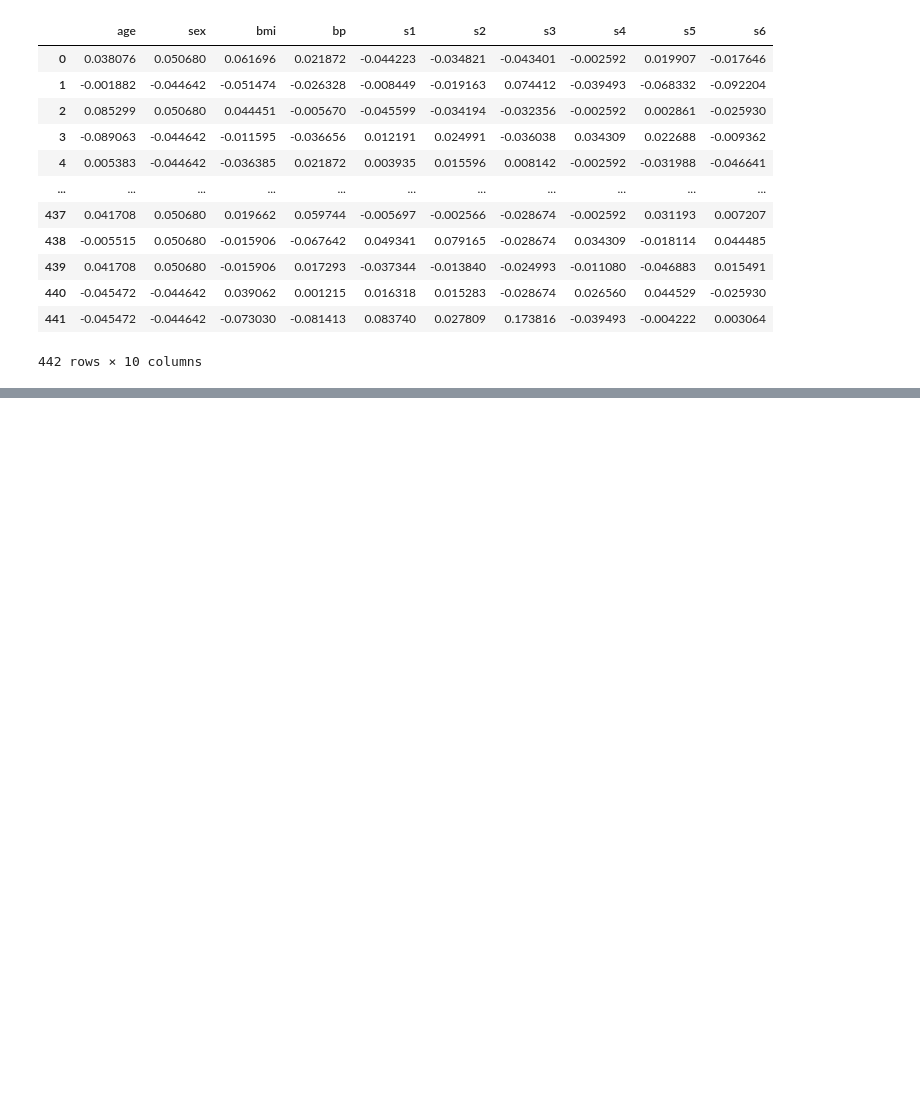
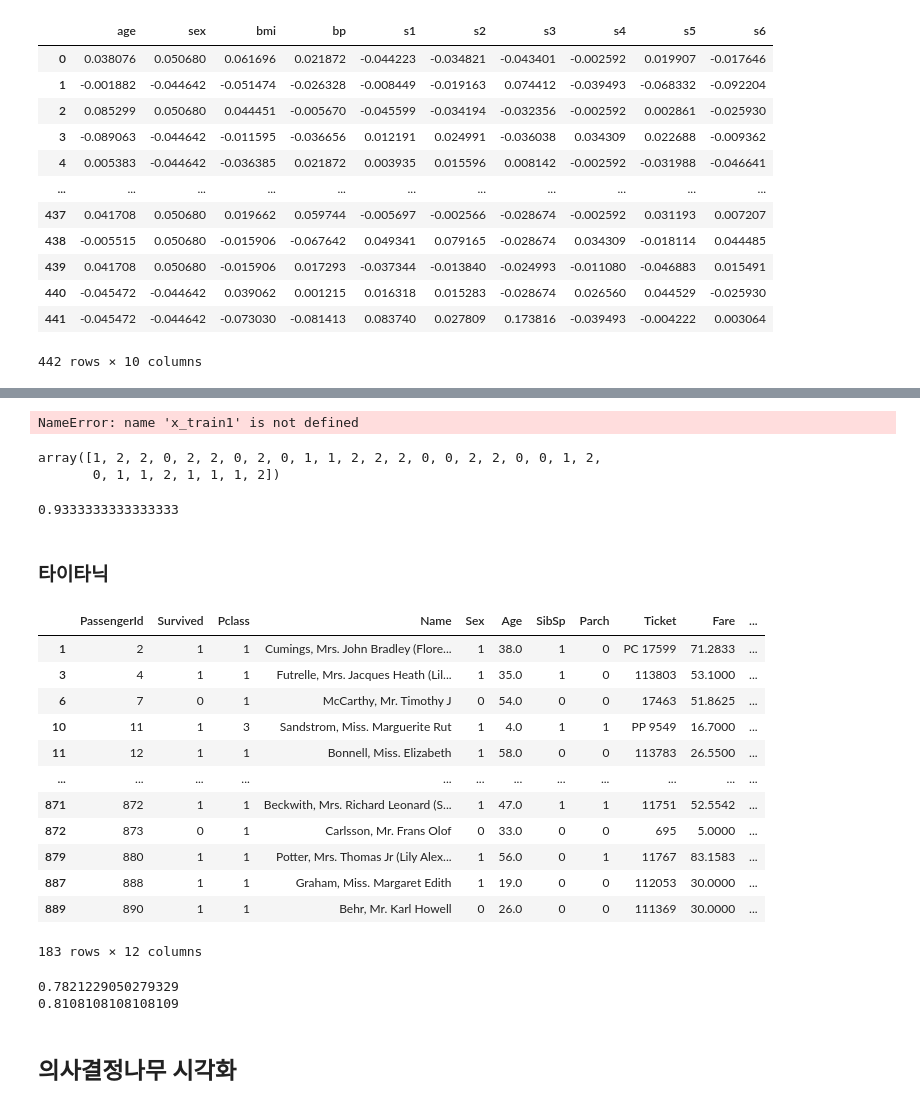
Before and after one commit to Clear-head/hipython_repo, a Jupyter notebook: 31_사이킷런.ipynb, the cells around one changed output, grey strips where cells are left out. Drawn from its saved outputs; the diff is of its cells as text; code cells hidden in the pictures; blank space fills up the shorter version.

```diff
--- a/31_사이킷런.ipynb
+++ b/31_사이킷런.ipynb
@@ -30,0 +72,46 @@ df
+# %%
+# 모델 생성
+from sklearn.tree import DecisionTreeClassifier as dtc
+
+dt_clf = dtc()
+
+# 모델 학습
+fited = dt_clf.fit(x_train1, y_train)
+# %% [output]
+NameError: name 'x_train1' is not defined
+# %%
+# 모델 예측
+pred = dt_clf.predict(X=x_test)
+pred
+# %% [output]
+array([1, 2, 2, 0, 2, 2, 0, 2, 0, 1, 1, 2, 2, 2, 0, 0, 2, 2, 0, 0, 1, 2,
+       0, 1, 1, 2, 1, 1, 1, 2])
+# %%
+# 모델 평가
+
+from sklearn.metrics import accuracy_score
+
+accuracy_score(pred, y_test)
+# %% [output]
+0.9333333333333333
+# %% [markdown]
+### 타이타닉
+# %%
+df = pd.read_csv("./data/titanic.csv")
+df["Sex"] = df["Sex"].apply(lambda x: 0 if x=="male" else 1)
+df2 = df.dropna()
+df2
+# %% [output]
+|  | PassengerId | Survived | Pclass | Name | Sex | Age | SibSp | Parch | Ticket | Fare | ... |
+| 1 | 2 | 1 | 1 | Cumings, Mrs. John Bradley (Flore... | 1 | 38.0 | 1 | 0 | PC 17599 | 71.2833 | ... |
+| 3 | 4 | 1 | 1 | Futrelle, Mrs. Jacques Heath (Lil... | 1 | 35.0 | 1 | 0 | 113803 | 53.1000 | ... |
+| 6 | 7 | 0 | 1 | McCarthy, Mr. Timothy J | 0 | 54.0 | 0 | 0 | 17463 | 51.8625 | ... |
+| 10 | 11 | 1 | 3 | Sandstrom, Miss. Marguerite Rut | 1 | 4.0 | 1 | 1 | PP 9549 | 16.7000 | ... |
+| 11 | 12 | 1 | 1 | Bonnell, Miss. Elizabeth | 1 | 58.0 | 0 | 0 | 113783 | 26.5500 | ... |
+| ... | ... | ... | ... | ... | ... | ... | ... | ... | ... | ... | ... |
+| 871 | 872 | 1 | 1 | Beckwith, Mrs. Richard Leonard (S... | 1 | 47.0 | 1 | 1 | 11751 | 52.5542 | ... |
+| 872 | 873 | 0 | 1 | Carlsson, Mr. Frans Olof | 0 | 33.0 | 0 | 0 | 695 | 5.0000 | ... |
+| 879 | 880 | 1 | 1 | Potter, Mrs. Thomas Jr (Lily Alex... | 1 | 56.0 | 0 | 1 | 11767 | 83.1583 | ... |
+| 887 | 888 | 1 | 1 | Graham, Miss. Margaret Edith | 1 | 19.0 | 0 | 0 | 112053 | 30.0000 | ... |
+| 889 | 890 | 1 | 1 | Behr, Mr. Karl Howell | 0 | 26.0 | 0 | 0 | 111369 | 30.0000 | ... |
+183 rows × 12 columns
@@ -30,0 +134,8 @@ df
+# %%
+print(accuracy_score(y_test1, pre))
+print(accuracy_score(y_test2, pre2))
+# %% [output]
+0.7821229050279329
+0.8108108108108109
+# %% [markdown]
+## 의사결정나무 시각화
```
Also changed, not shown: parts of 39 cells of this notebook, 2 other files.
